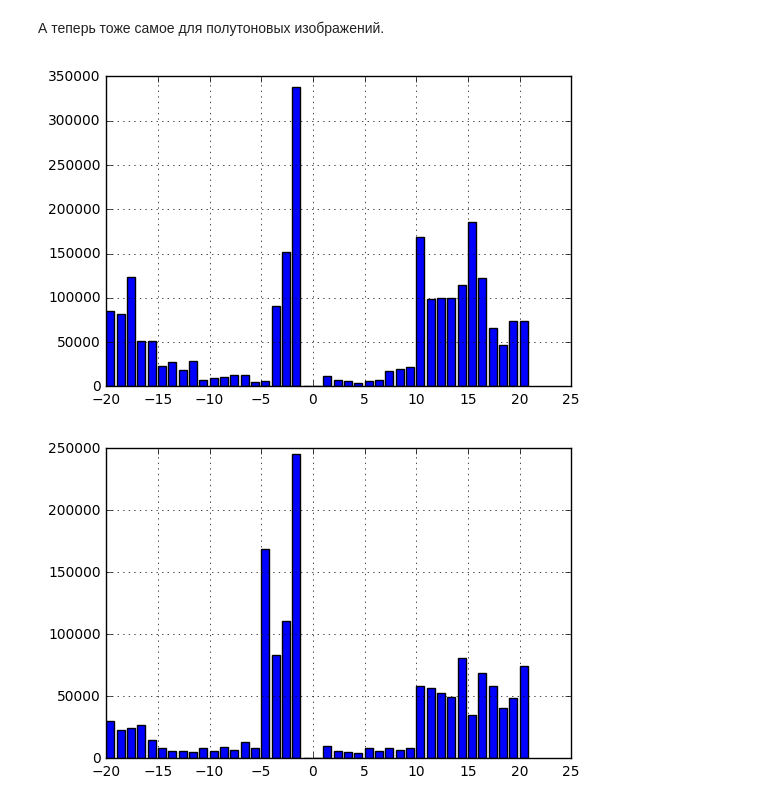
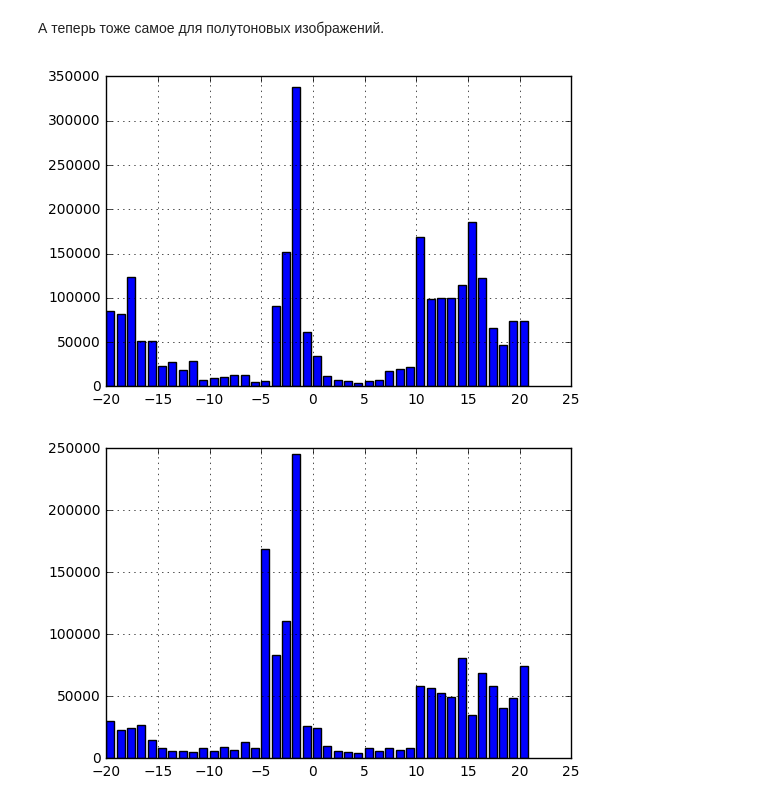
Before and after one commit to YRustt/B16-17-DIPA, a Jupyter notebook: lab4.ipynb, the cells around one changed output. Drawn from its saved outputs; the diff is of its cells as text; code cells hidden in the pictures.

```diff
--- a/lab4.ipynb
+++ b/lab4.ipynb
@@ -59,25 +59,25 @@ plt.grid(True)
 А теперь тоже самое для полутоновых изображений.
 # %%
 result = []
-structure = np.array([[1, 1, 1],
-                      [1, 1, 1],
-                      [1, 1, 1]], np.bool)
+structure = np.array([[255, 255, 255],
+                      [255, 255, 255],
+                      [255, 255, 255]], np.int32)
 for i in range(-20, 21):
     result.append(calculate_spectrum_grey_image(image_grey, structure, i))
 plt.bar([i for i in range(-20, 21)], result)
 plt.grid(True)
 # %% [output]
-[figure, old version]
+[figure, new version]
 # %%
 result = []
-structure = np.array([[0, 1, 0],
-                      [1, 1, 1],
-                      [0, 1, 0]], np.bool)
+structure = np.array([[0, 255, 0],
+                      [255, 255, 255],
+                      [0, 255, 0]], np.int32)
 for i in range(-20, 21):
     result.append(calculate_spectrum_grey_image(image_grey, structure, i))
 plt.bar([i for i in range(-20, 21)], result)
 plt.grid(True)
 # %% [output]
-[figure, old version]
+[figure, new version]
 # %%
 result = []
```
Also changed, not shown: parts of 1 cell of this notebook, 1 other file.
